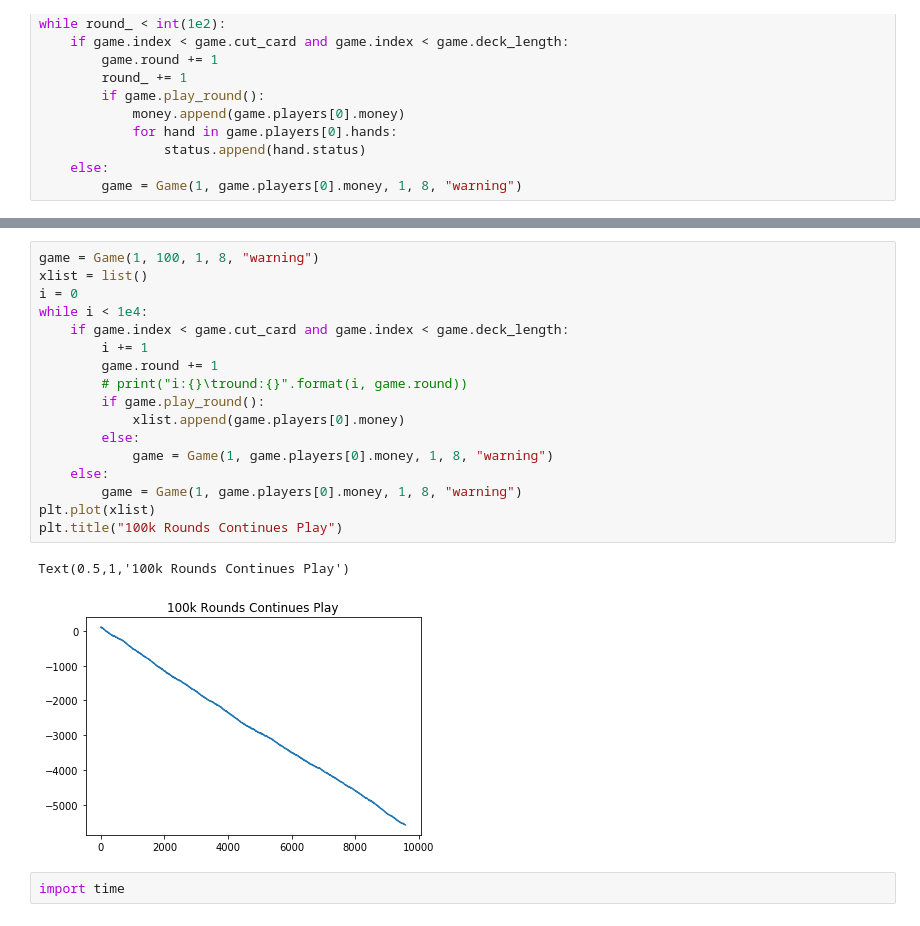
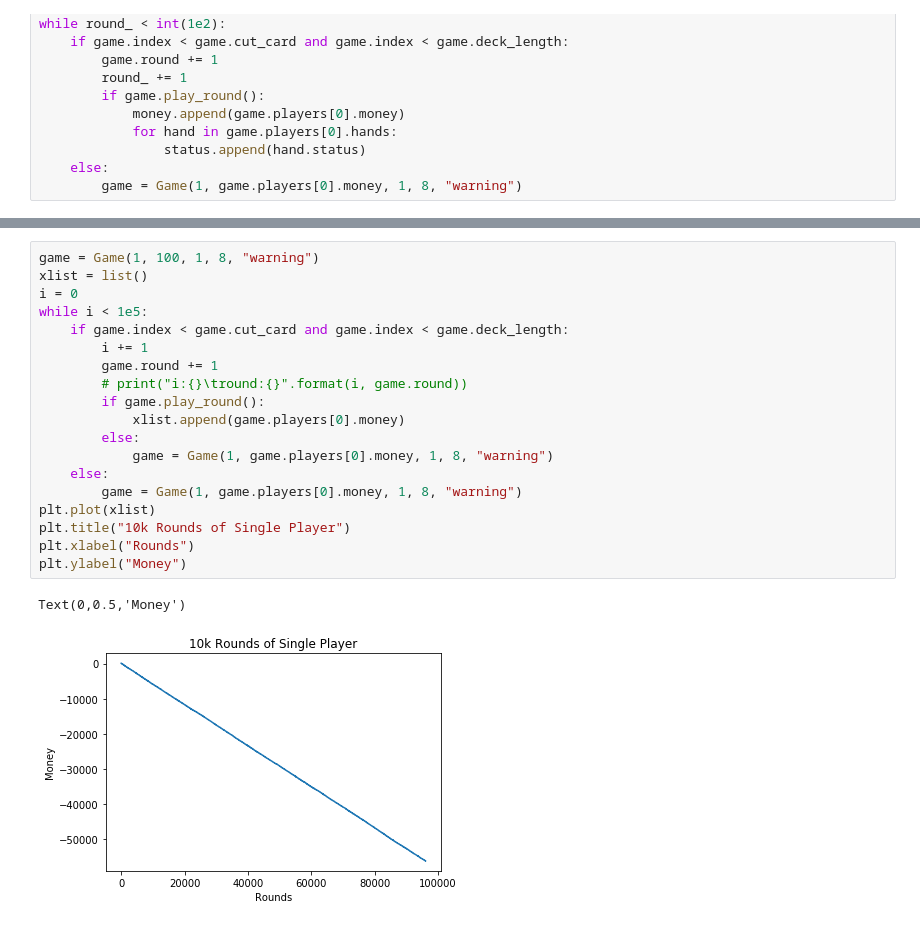
Before and after one commit to burakonal89/blackjack, a Jupyter notebook: blackjack.ipynb, the cells around one changed output, grey strips where cells are left out. Drawn from its saved outputs; the diff is of its cells as text.

```diff
--- a/blackjack.ipynb
+++ b/blackjack.ipynb
@@ -75,22 +73,22 @@ plt.plot(xlist)
 # %%
 game = Game(1, 100, 1, 8, "warning")
 xlist = list()
 i = 0
-while i < 1e4:
+while i < 1e5:
     if game.index < game.cut_card and game.index < game.deck_length:
         i += 1
         game.round += 1
         # print("i:{}\tround:{}".format(i, game.round))
         if game.play_round():
             xlist.append(game.players[0].money)
         else:
             game = Game(1, game.players[0].money, 1, 8, "warning")
     else:
         game = Game(1, game.players[0].money, 1, 8, "warning")
 plt.plot(xlist)
-plt.title("100k Rounds Continues Play")
+plt.title("10k Rounds of Single Player")
+plt.xlabel("Rounds")
+plt.ylabel("Money")
 # %% [output]
-Text(0.5,1,'100k Rounds Continues Play')
+Text(0,0.5,'Money')
-[figure, old version]
+[figure, new version]
-# %%
-import time
```
Also changed, not shown: parts of 4 cells of this notebook.
